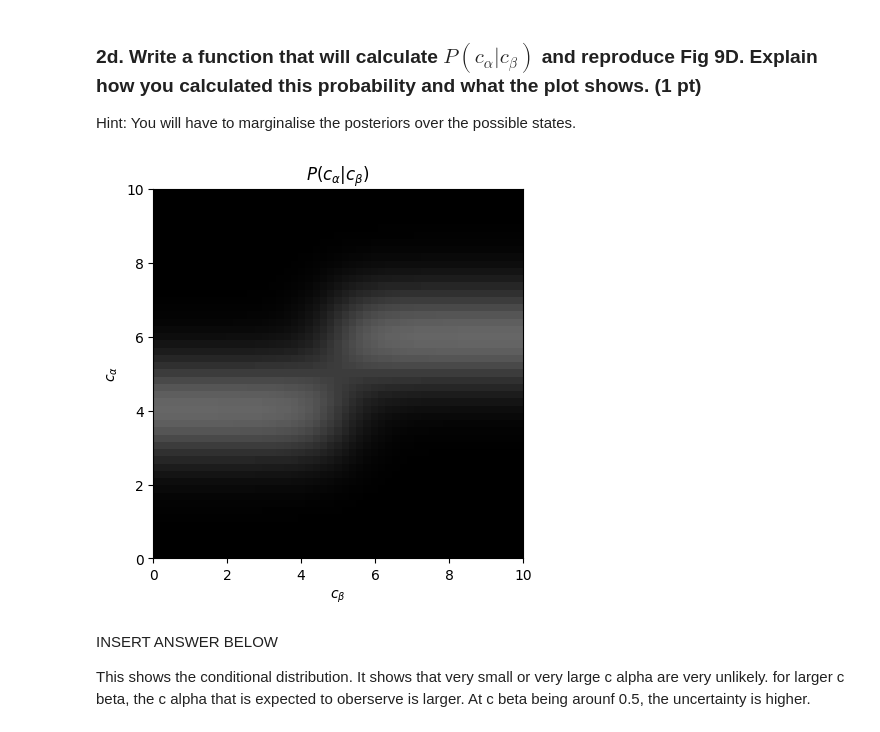
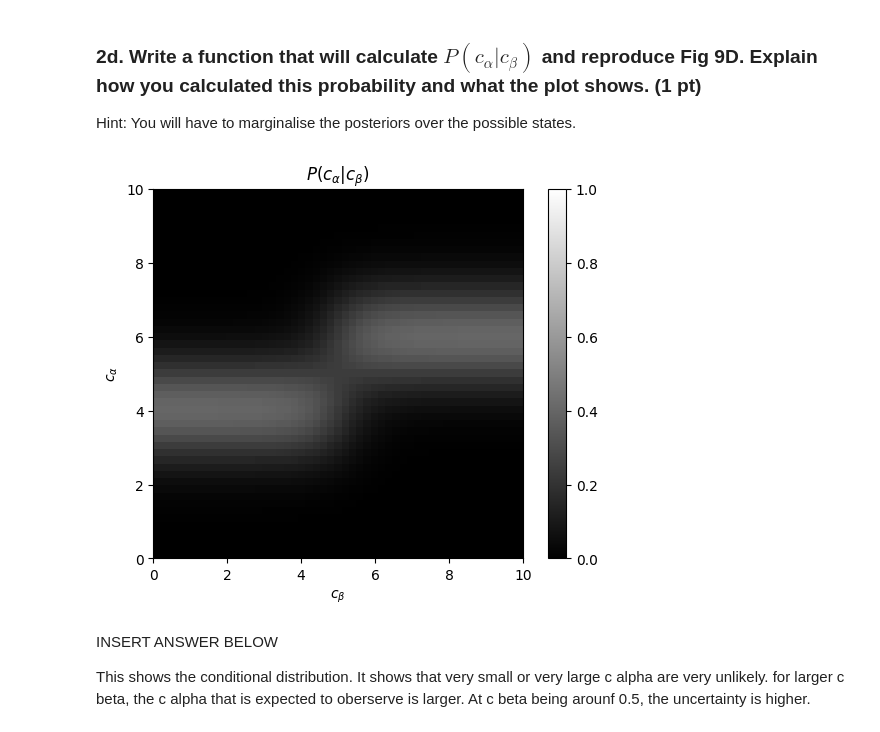
Before and after one commit to alinakrause/NeuralModelling, a Jupyter notebook: HW4/two_stage_FIRSTNAME_LASTNAME.ipynb, the cells around one changed output. Drawn from its saved outputs; the diff is of its cells as text; code cells hidden in the pictures.

```diff
--- a/HW4/two_stage_FIRSTNAME_LASTNAME.ipynb
+++ b/HW4/two_stage_FIRSTNAME_LASTNAME.ipynb
@@ -163,20 +161,21 @@ def ca_cb(cb, ca, mu_1, mu_2, sigma):
 # %%
 n = 51
 c = np.linspace(0,10,n)
 
 p = np.zeros(shape=(n,n))
 for alpha in range(c.shape[0]):
     for beta in range(c.shape[0]):
         p[alpha,beta] = ca_cb(c[beta], c[alpha],mu_1,mu_2,sigma)
 
 
 plt.imshow(p, cmap='gray', vmin=0, vmax=1, extent=[0, 10, 0, 10], origin='lower')
 plt.xlabel(r'$c_{\beta}$')
 plt.ylabel(r'$c_{\alpha}$')
 plt.title(r'$P(c_{\alpha}|c_{\beta})$')
+plt.colorbar()
 plt.show()
 # %% [output]
-[figure, old version]
+[figure, new version]
 # %% [markdown]
 INSERT ANSWER BELOW
 
```
Also changed, not shown: parts of 6 cells of this notebook, 1 other file.
